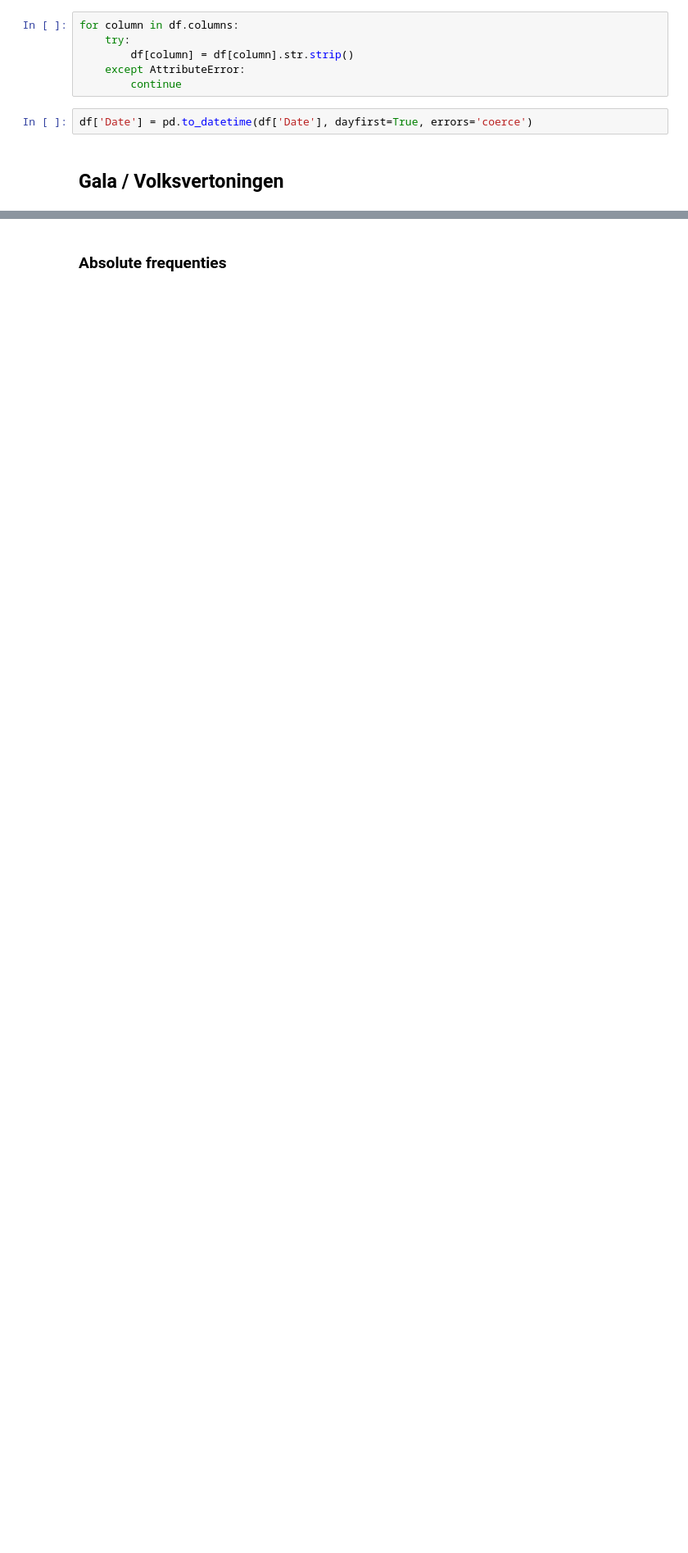
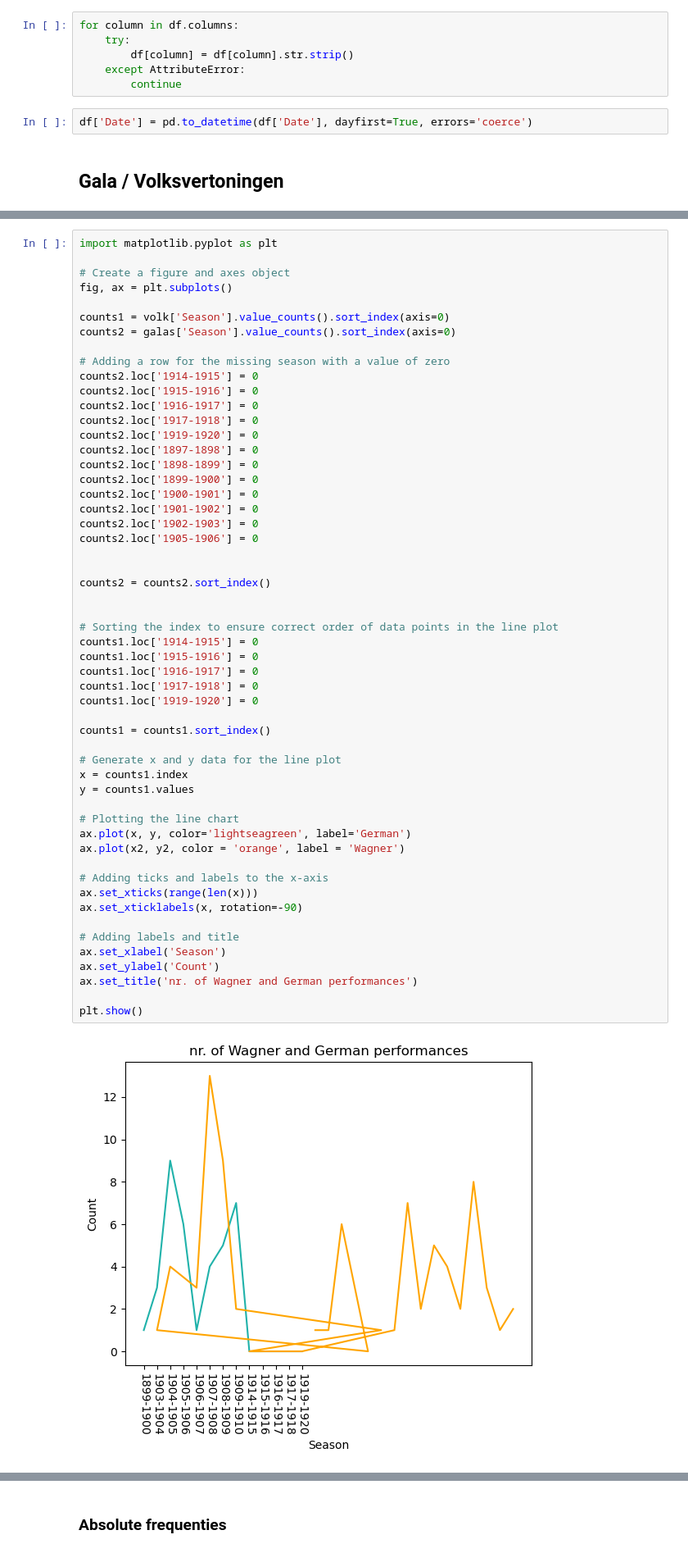
Before and after one commit to MonaDT/OPERA, a Jupyter notebook: notebooks/Gala_Popular.ipynb, the cells around one changed output, grey strips where cells are left out. Shown at 82% size. Saved outputs shown, nothing was run; the diff lists cells and outputs as text; blank space fills up the shorter version.

```diff
--- a/notebooks/Gala_Popular.ipynb
+++ b/notebooks/Gala_Popular.ipynb
@@ -47,0 +49,56 @@ plt.show()
+# %%
+import matplotlib.pyplot as plt
+
+# Create a figure and axes object
+fig, ax = plt.subplots()
+
+counts1 = volk['Season'].value_counts().sort_index(axis=0)
+counts2 = galas['Season'].value_counts().sort_index(axis=0)
+
+# Adding a row for the missing season with a value of zero
+counts2.loc['1914-1915'] = 0
+counts2.loc['1915-1916'] = 0
+counts2.loc['1916-1917'] = 0
+counts2.loc['1917-1918'] = 0
+counts2.loc['1919-1920'] = 0
+counts2.loc['1897-1898'] = 0
+counts2.loc['1898-1899'] = 0
+counts2.loc['1899-1900'] = 0
+counts2.loc['1900-1901'] = 0
+counts2.loc['1901-1902'] = 0
+counts2.loc['1902-1903'] = 0
+counts2.loc['1905-1906'] = 0
+
+
+counts2 = counts2.sort_index()
+
+
+# Sorting the index to ensure correct order of data points in the line plot
+counts1.loc['1914-1915'] = 0
+counts1.loc['1915-1916'] = 0
+counts1.loc['1916-1917'] = 0
+counts1.loc['1917-1918'] = 0
+counts1.loc['1919-1920'] = 0
+
+counts1 = counts1.sort_index()
+
+# Generate x and y data for the line plot
+x = counts1.index
+y = counts1.values
+
+# Plotting the line chart
+ax.plot(x, y, color='lightseagreen', label='German')
+ax.plot(x2, y2, color = 'orange', label = 'Wagner')
+
+# Adding ticks and labels to the x-axis
+ax.set_xticks(range(len(x)))
+ax.set_xticklabels(x, rotation=-90)
+
+# Adding labels and title
+ax.set_xlabel('Season')
+ax.set_ylabel('Count')
+ax.set_title('nr. of Wagner and German performances')
+
+plt.show()
+# %% [output]
+[figure, added]
```
Also changed, not shown: parts of 19 cells of this notebook, 12 other files.
